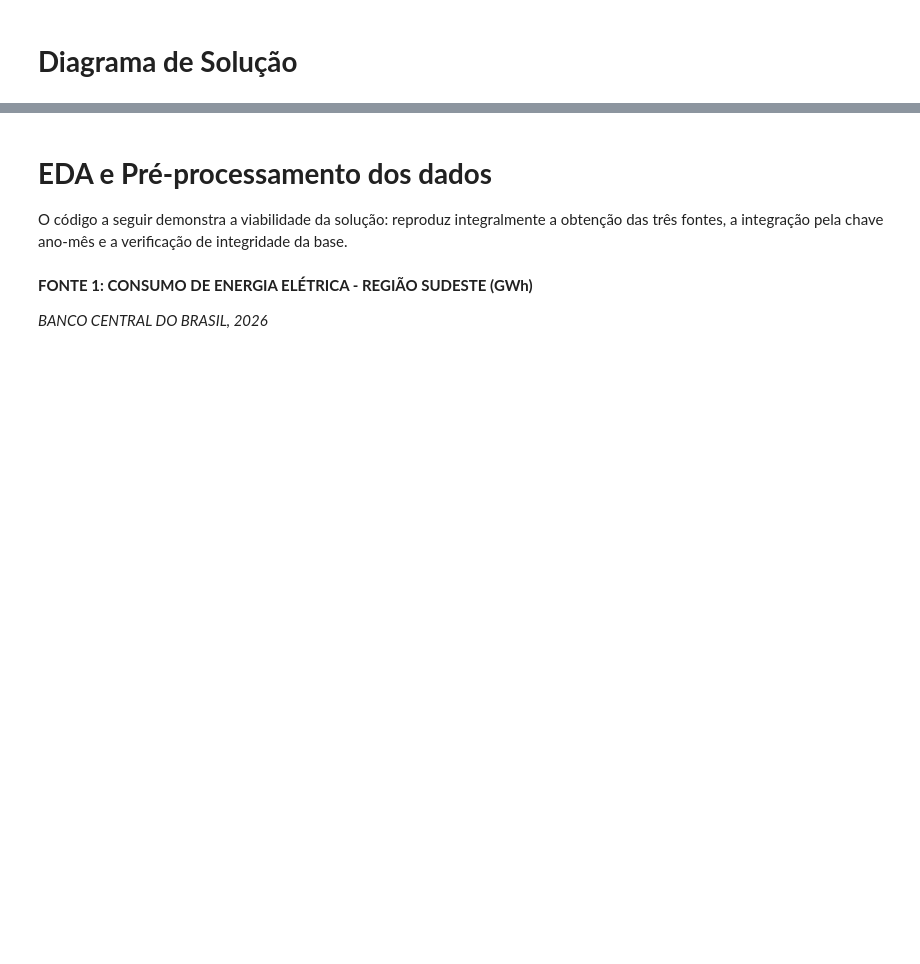
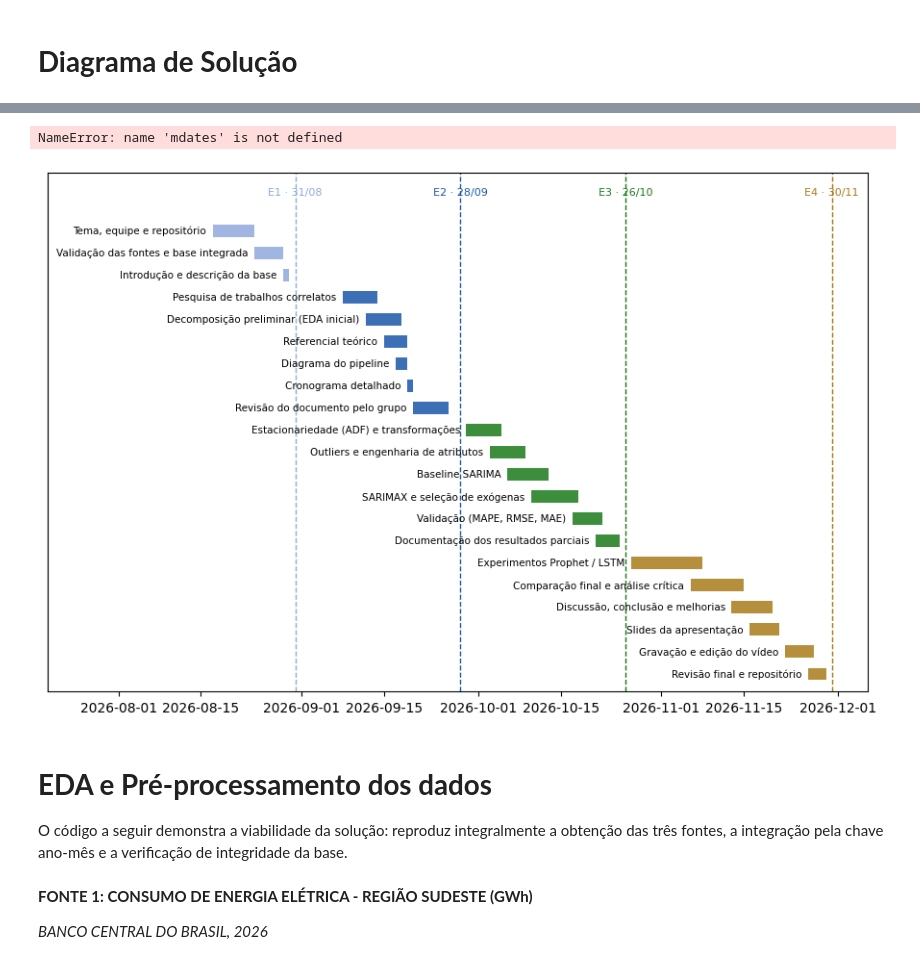
Before and after one commit to lrrod/mackprojetoIV, a Jupyter notebook: cd_projeto_aplicado_IV_doc.ipynb, the cells around one changed output, grey strips where cells are left out. Drawn from its saved outputs; the diff is of its cells as text; code cells hidden in the pictures; blank space fills up the shorter version.

```diff
--- a/cd_projeto_aplicado_IV_doc.ipynb
+++ b/cd_projeto_aplicado_IV_doc.ipynb
@@ -67,3 +162,50 @@ Após a integração, a base final cobre o período de **janeiro de 2002 a dezem
+# %%
+from datetime import date
+
+atividades = [  # (nome, início, fim, entrega)
+    ('Tema, equipe e repositório',            date(2026,8,17),  date(2026,8,24),  'E1'),
+    ('Validação das fontes e base integrada', date(2026,8,24),  date(2026,8,29),  'E1'),
+    ('Introdução e descrição da base',        date(2026,8,29),  date(2026,8,30),  'E1'),
+    ('Pesquisa de trabalhos correlatos',      date(2026,9,8),   date(2026,9,14),  'E2'),
+    ('Decomposição preliminar (EDA inicial)', date(2026,9,12),  date(2026,9,18),  'E2'),
+    ('Referencial teórico',                   date(2026,9,15),  date(2026,9,19),  'E2'),
+    ('Diagrama do pipeline',                  date(2026,9,17),  date(2026,9,19),  'E2'),
+    ('Cronograma detalhado',                  date(2026,9,19),  date(2026,9,19),  'E2'),
+    ('Revisão do documento pelo grupo',       date(2026,9,20),  date(2026,9,26),  'E2'),
+    ('Estacionariedade (ADF) e transformações', date(2026,9,29), date(2026,10,5), 'E3'),
+    ('Outliers e engenharia de atributos',    date(2026,10,3),  date(2026,10,9),  'E3'),
+    ('Baseline SARIMA',                       date(2026,10,6),  date(2026,10,13), 'E3'),
+    ('SARIMAX e seleção de exógenas',         date(2026,10,10), date(2026,10,18), 'E3'),
+    ('Validação (MAPE, RMSE, MAE)',           date(2026,10,17), date(2026,10,22), 'E3'),
+    ('Documentação dos resultados parciais',  date(2026,10,21), date(2026,10,25), 'E3'),
+    ('Experimentos Prophet / LSTM',           date(2026,10,27), date(2026,11,8),  'E4'),
+    ('Comparação final e análise crítica',    date(2026,11,6),  date(2026,11,15), 'E4'),
+    ('Discussão, conclusão e melhorias',      date(2026,11,13), date(2026,11,20), 'E4'),
+    ('Slides da apresentação',                date(2026,11,16), date(2026,11,21), 'E4'),
+    ('Gravação e edição do vídeo',            date(2026,11,22), date(2026,11,27), 'E4'),
+    ('Revisão final e repositório',           date(2026,11,26), date(2026,11,29), 'E4'),
+]
+entregas = {'E1': date(2026,8,31), 'E2': date(2026,9,28), 'E3': date(2026,10,26), 'E4': date(2026,11,30)}
+cores = {'E1': '#8faadc', 'E2': '#1a56a8', 'E3': '#1a7a1a', 'E4': '#a87b1a'}
+
+fig, ax = plt.subplots(figsize=(11, 7))
+for i, (nome, ini, fim, et) in enumerate(reversed(atividades)):
+    dur = max((fim - ini).days, 1)
+    ax.barh(i, dur, left=ini, height=0.55, color=cores[et], alpha=0.85)
+    ax.text(ini, i, nome + '  ', ha='right', va='center', fontsize=7.5)
+for et, d in entregas.items():
+    ax.axvline(d, color=cores[et], linestyle='--', linewidth=1)
+    ax.text(d, len(atividades) + 0.6, f'{et} · {d:%d/%m}', ha='center', fontsize=8, color=cores[et])
+ax.set_yticks([]); ax.set_ylim(-0.8, len(atividades) + 1.6)
+ax.set_xlim(date(2026,7,20), date(2026,12,6))
+ax.xaxis.set_major_formatter(mdates.DateFormatter('%d/%m'))
+ax.xaxis.set_major_locator(mdates.WeekdayLocator(byweekday=mdates.MO, interval=2))
+ax.spines[['top', 'right', 'left']].set_visible(False)
+ax.set_title('Cronograma do projeto — atividades e marcos de entrega (2026/02)', fontsize=11, pad=16)
+plt.tight_layout(); plt.show()
+# %% [output]
+NameError: name 'mdates' is not defined
+[figure, added]
 # %% [markdown]
 # **EDA e Pré-processamento dos dados**
 
```
Also changed, not shown: parts of 7 cells of this notebook.
